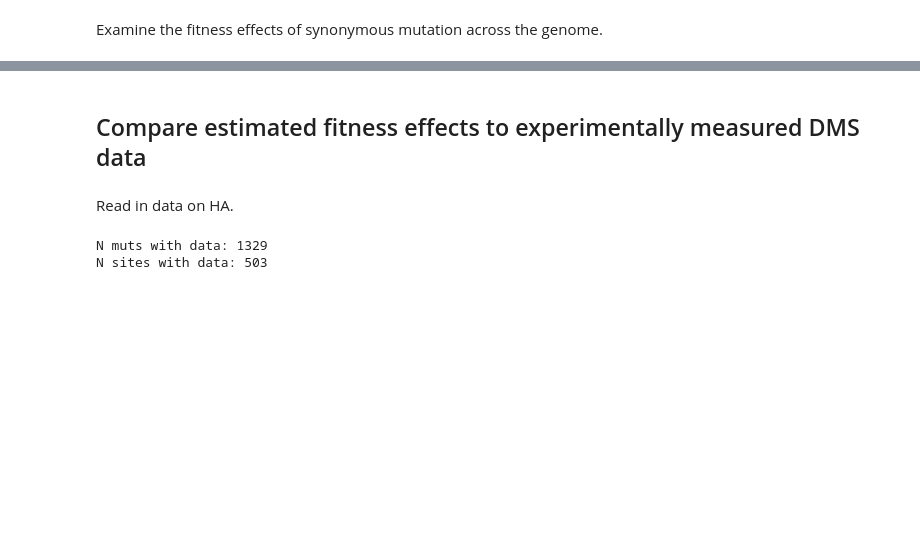
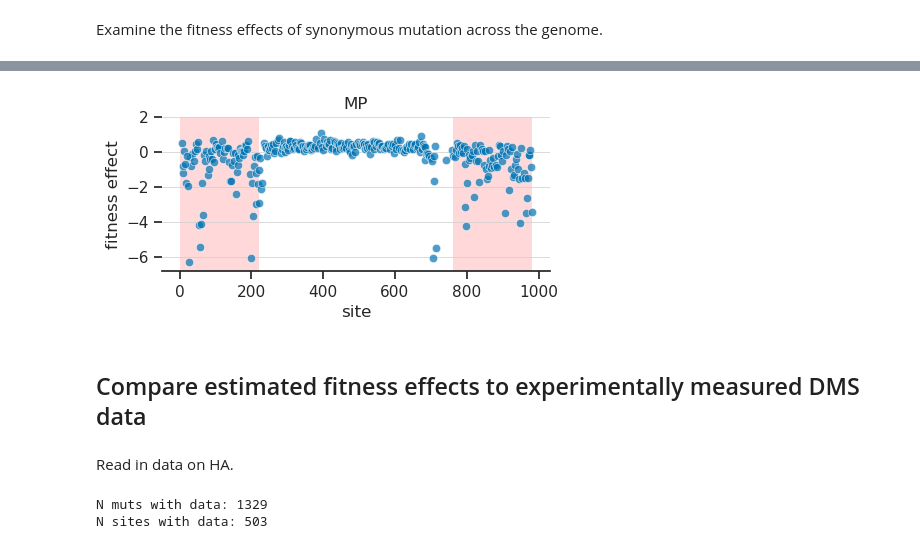
Before and after one commit to matsengrp/flu-mut-rates, a Jupyter notebook: notebooks/analyze_fitness_effects.ipynb, the cells around one changed output, grey strips where cells are left out. Saved outputs shown, nothing was run; the diff lists cells and outputs as text; code cells hidden in the pictures; blank space fills up the shorter version.

```diff
--- a/notebooks/analyze_fitness_effects.ipynb
+++ b/notebooks/analyze_fitness_effects.ipynb
@@ -199,3 +256,30 @@ plt.show()
+# %%
+segment = 'MP'
+data = syn_data[(syn_data['segment'] == segment)]
+cds_len = cds_lengths[segment]
+
+plt.figure(figsize=[5,2])
+ax = plt.gca()
+sns.scatterplot(x='site', y='delta_fitness', data=data, alpha=0.7, ax=ax)
+
+# Add shaded packaging signal regions
+for _, row in packaging_signals[packaging_signals['segment'] == segment].iterrows():
+    if row['nt'] == 0:
+        continue
+    if row['end'] == '3prime_vRNA':
+        x_start, x_end = 1, row['nt']
+    else:  # 5prime_vRNA
+        x_start, x_end = cds_len - row['nt'] + 1, cds_len
+    ax.axvspan(x_start, x_end, alpha=0.15, color='red', zorder=0, lw=0)
+
+plt.grid(axis='y', which='both', lw=0.5)
+plt.ylim([-6.8,2])
+plt.ylabel('fitness effect')
+plt.title(segment)
+sns.despine(left=True)
+plt.show()
+# %% [output]
+[figure, added]
 # %% [markdown]
 ## Compare estimated fitness effects to experimentally measured DMS data
 # %% [markdown]
```
Also changed, not shown: parts of 11 cells of this notebook, 2 other files.
